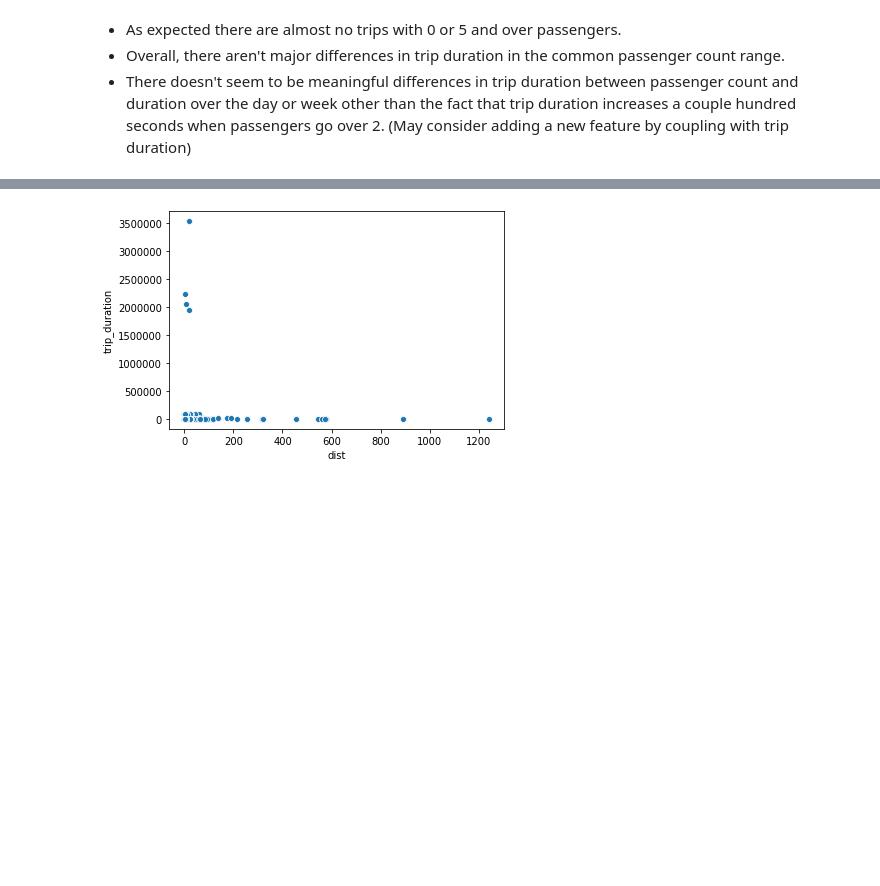
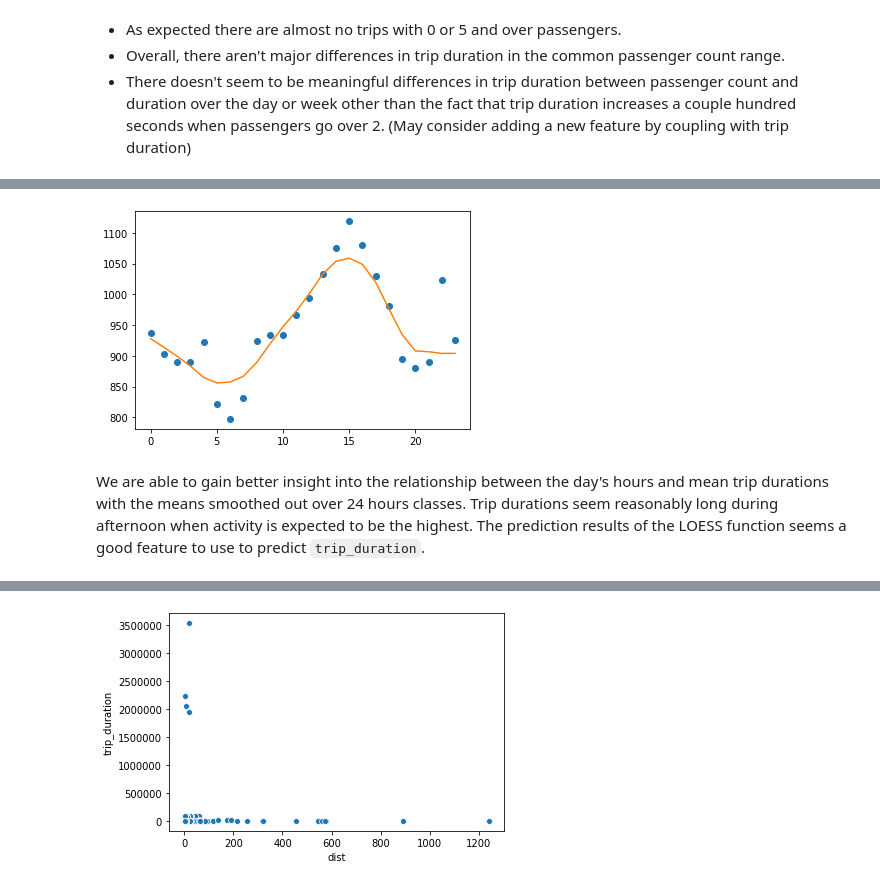
Before and after one commit to hackintoday/NYC-Taxi-Trips-2016-Duration-Project, a Jupyter notebook: NYC Taxi Trip Duration Project EDA.ipynb, the cells around one changed output, grey strips where cells are left out. Drawn from its saved outputs; the diff is of its cells as text; code cells hidden in the pictures; blank space fills up the shorter version.

````diff
--- a/NYC Taxi Trip Duration Project EDA.ipynb
+++ b/NYC Taxi Trip Duration Project EDA.ipynb
@@ -311,0 +372,16 @@ plt.show()
+# %%
+import statsmodels.api as sm
+lowess_sm = sm.nonparametric.lowess
+y = df_train.groupby('hour')['trip_duration'].mean()
+#x for hour
+x = df_train.groupby('hour')['trip_duration'].mean().index
+#lowess_sm returns an adjusted list of output
+yest_sm = lowess_sm(y,x,frac=1./3.,it=3, return_sorted = False)
+
+plt.plot(df_train.groupby('hour')['trip_duration'].mean(), 'o')
+plt.plot(x, yest_sm, '-')
+plt.show()
+# %% [output]
+[figure, added]
+# %% [markdown]
+We are able to gain better insight into the relationship between the day's hours and mean trip durations with the means smoothed out over 24 hours classes. Trip durations seem reasonably long during afternoon when activity is expected to be the highest. The prediction results of the LOESS function seems a good feature to use to predict ```trip_duration```.
````
Also changed, not shown: parts of 9 cells of this notebook.
